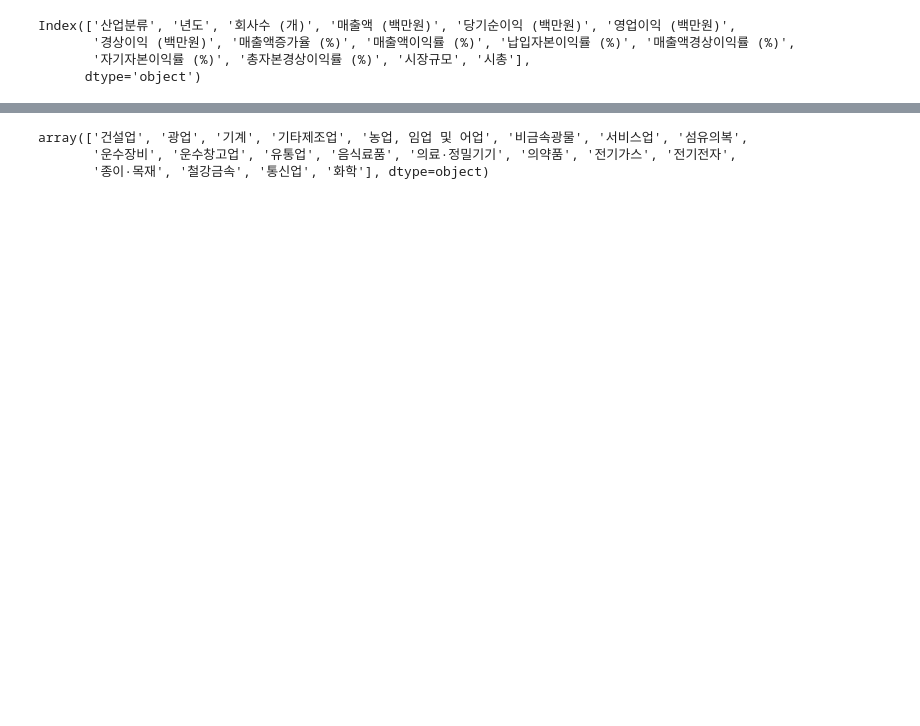
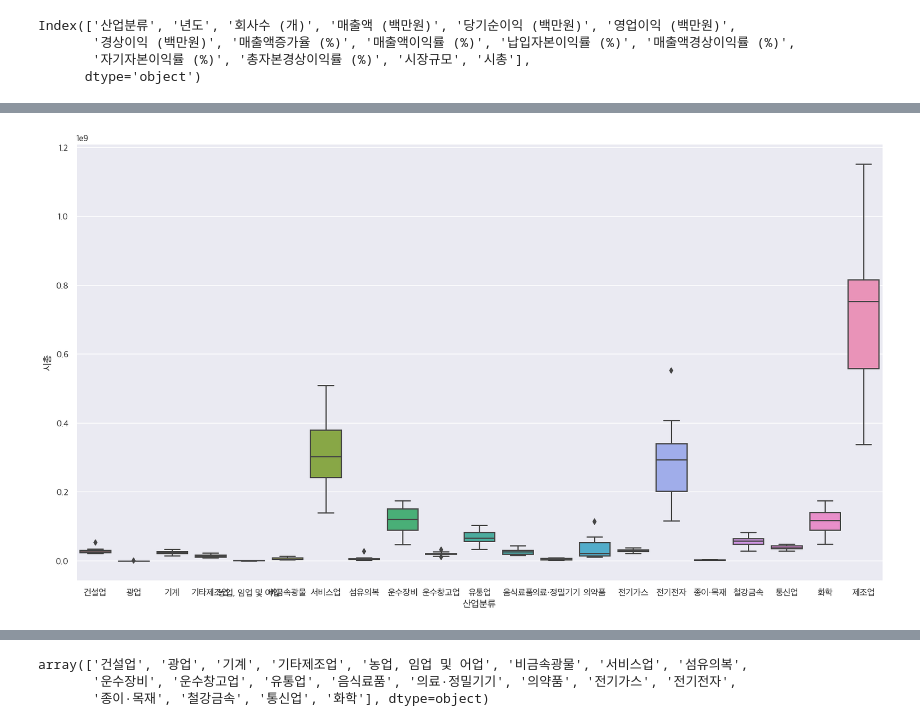
Before and after one commit to dss-16th/eda-repo-1, a Jupyter notebook: EDA_plots.ipynb, the cells around one changed output, grey strips where cells are left out. Cells and saved outputs as stored; diff of their text form; code cells hidden in the pictures; blank space fills up the shorter version.

```diff
--- a/EDA_plots.ipynb
+++ b/EDA_plots.ipynb
@@ -70,0 +88,6 @@ Index(['산업분류', '년도', '회사수 (개)', '매출액 (백만원)', '
+# %%
+plt.figure(figsize=(18,10))
+sns.boxplot(x="산업분류", y="시총", data=df)
+plt.show()
+# %% [output]
+[figure, added]
```
Also changed, not shown: parts of 28 cells of this notebook.
